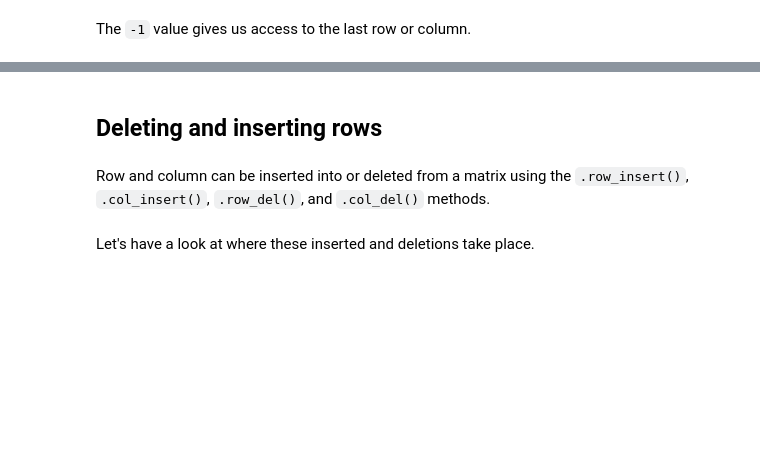
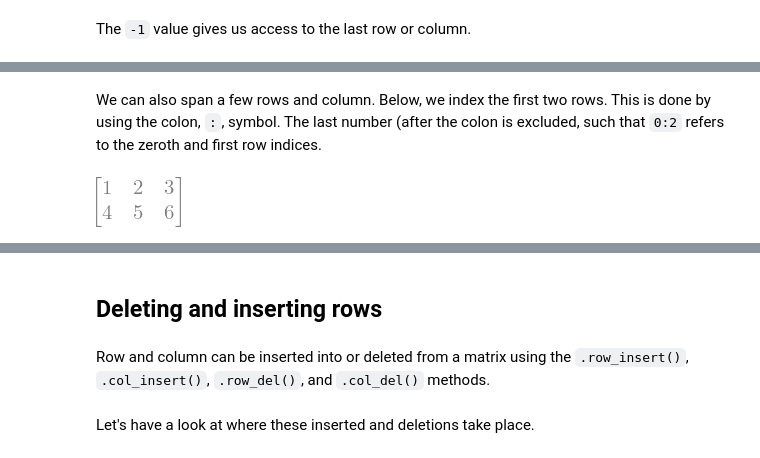
Before and after one commit to juanklopper/MIT_OCW_Linear_Algebra_18_06, a Jupyter notebook: 03_Introduction_to_matrices.ipynb, the cells around one changed output, grey strips where cells are left out. Saved outputs shown, nothing was run; the diff lists cells and outputs as text; code cells hidden in the pictures; blank space fills up the shorter version.

```diff
--- a/03_Introduction_to_matrices.ipynb
+++ b/03_Introduction_to_matrices.ipynb
@@ -88,0 +104,6 @@ matrix_1.row(-1)
+# %% [markdown]
+We can also span a few rows and column.  Below, we index the first two rows.  This is done by using the colon, `:`, symbol.  The last number (after the colon is excluded, such that `0:2` refers to the zeroth and first row indices.
+# %%
+matrix_1[0:2,0:4]
+# %% [output]
+[figure, added]
```
Also changed, not shown: parts of 22 cells of this notebook, 3 other files.
